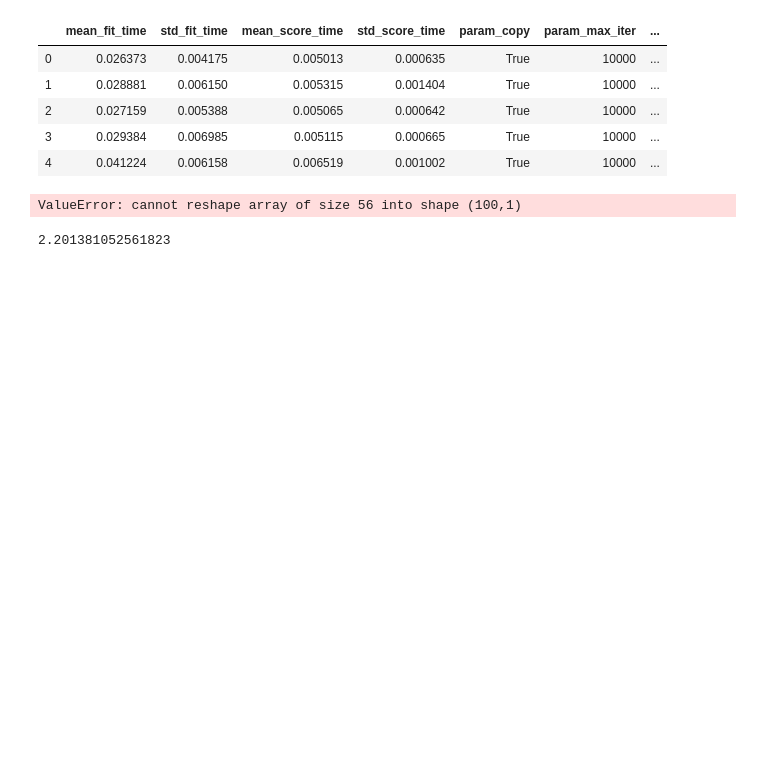
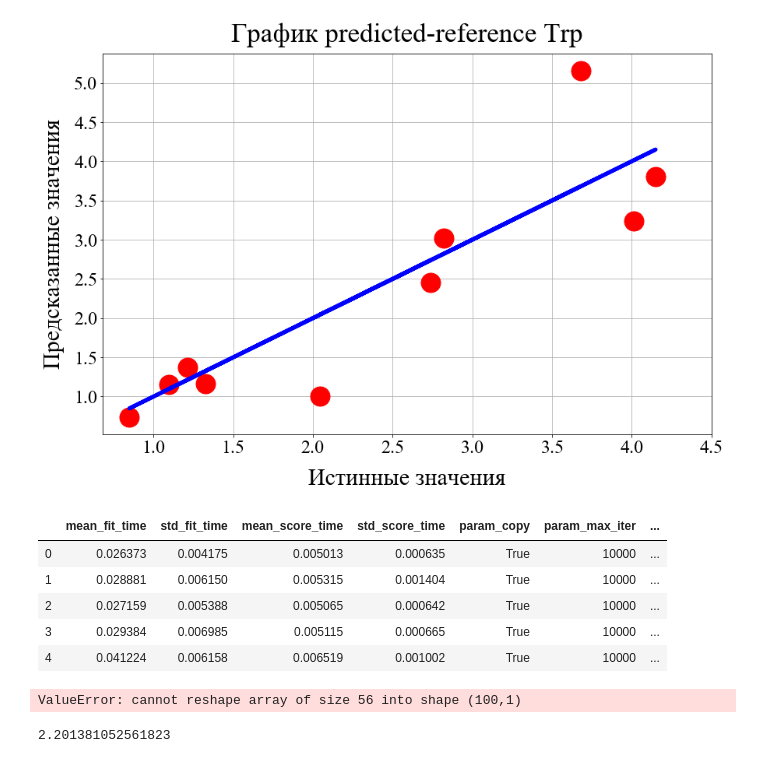
Before and after one commit to 89605502155/course-work-2, a Jupyter notebook: PLS2_regression.ipynb, the cells around one changed output. Drawn from its saved outputs; the diff is of its cells as text; code cells hidden in the pictures; blank space fills up the shorter version.

```diff
--- a/PLS2_regression.ipynb
+++ b/PLS2_regression.ipynb
@@ -90,0 +150,18 @@ print("Наилучшее значение кросс-валидац. прави
+# %%
+mpl.rc('font',family='Times New Roman')
+plt.figure(figsize=(14,9))
+plt.plot(y_test.iloc[:,2],predictors[:,2], ".",color="red",ms=50)
+plt.plot(y_test.iloc[:,2],y_test.iloc[:,2],color="blue",lw=5)
+
+plt.ylabel("Предсказанные значения" , fontsize=30,labelpad=12)
+plt.grid()
+plt.xlabel("Истинные значения",  fontsize=30,labelpad=15)
+plt.title("График predicted-reference Trp", fontsize=35,loc="center" ,pad=15)
+
+
+plt.yticks(area3y,fontsize=24)
+plt.xticks(area3x,fontsize=24)
+plt.savefig('График predicted-reference Trp_PLS2.jpeg', format='jpeg', dpi=1000)
+plt.show();
+# %% [output]
+[figure, added]
```
Also changed, not shown: parts of 17 cells of this notebook, 25 other files.
